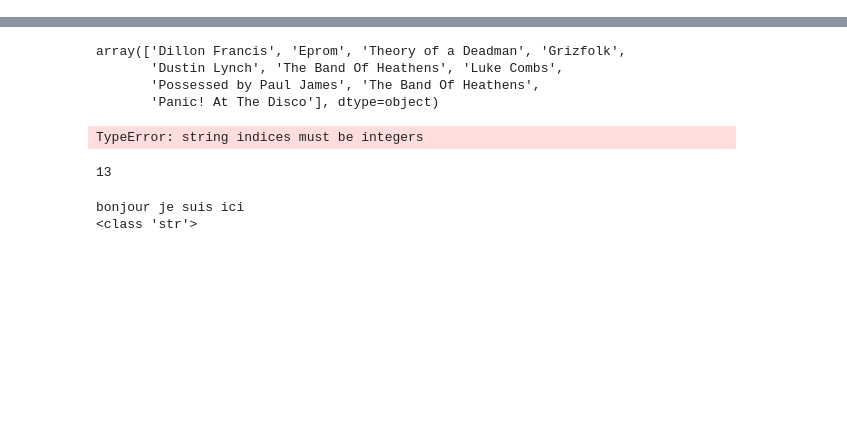
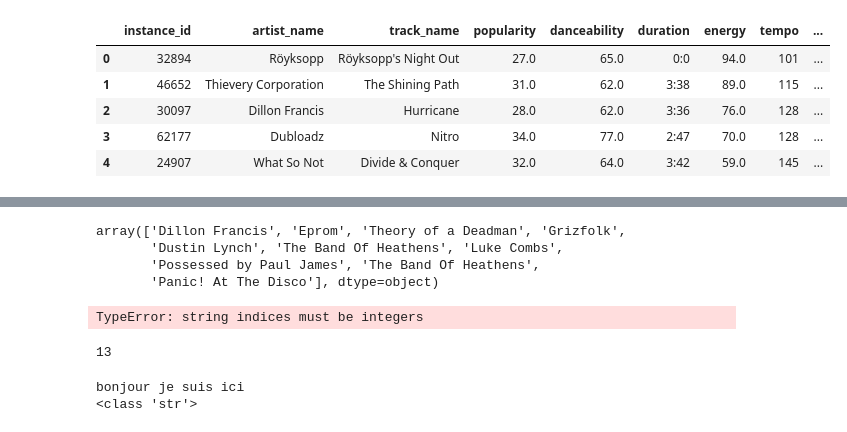
Before and after one commit to BenjaminDemouge/Hitbotx, a Jupyter notebook: tests.ipynb, the cells around one changed output, grey strips where cells are left out. Saved outputs shown, nothing was run; the diff lists cells and outputs as text; code cells hidden in the pictures; blank space fills up the shorter version.

```diff
--- a/tests.ipynb
+++ b/tests.ipynb
@@ -4,0 +20,36 @@ import random as rd
+# %%
+def clean_up_data(df):
+    #We get rid of the useless parameters
+    df = df.drop(['acousticness','instrumentalness','key','liveness','loudness','mode','speechiness','obtained_date','valence'], axis=1)
+    df = df.dropna()
+
+    # instance_id should be an integer
+    df["instance_id"] = [int(x) for x in df["instance_id"]]
+
+    #modifie the df["danceability"] to be in %
+    df["danceability"] = round(df["danceability"]*100)
+
+    #drop the  line if df["duration_ms"] is Nan and modifie the df["duration_ms"] to be in minutes
+    df = df[df["duration_ms"].notnull()]
+    df["duration_ms"] = df["duration_ms"].apply(lambda x: f'{round(x/1000)//60}:{round(x/1000)%60}')
+    df = df.rename(columns={"duration_ms": "duration"})
+
+    #modifie the df["energy"] to be in %
+    df["energy"] = round(df["energy"]*100)
+
+    #replace all ? by 0 in the df['tempo']
+    df['tempo'] = df['tempo'].replace('?',0)
+    #convert the tempo to float and round it
+    df['tempo'] = df['tempo'].apply(lambda x: round(float(x)))
+
+    return df
+# %%
+df = clean_up_data(df)
+df.head()
+# %% [output]
+|  | instance_id | artist_name | track_name | popularity | danceability | duration | energy | tempo | ... |
+| 0 | 32894 | Röyksopp | Röyksopp's Night Out | 27.0 | 65.0 | 0:0 | 94.0 | 101 | ... |
+| 1 | 46652 | Thievery Corporation | The Shining Path | 31.0 | 62.0 | 3:38 | 89.0 | 115 | ... |
+| 2 | 30097 | Dillon Francis | Hurricane | 28.0 | 62.0 | 3:36 | 76.0 | 128 | ... |
+| 3 | 62177 | Dubloadz | Nitro | 34.0 | 77.0 | 2:47 | 70.0 | 128 | ... |
+| 4 | 24907 | What So Not | Divide & Conquer | 32.0 | 64.0 | 3:42 | 59.0 | 145 | ... |
```
Also changed, not shown: parts of 17 cells of this notebook, 7 other files.
